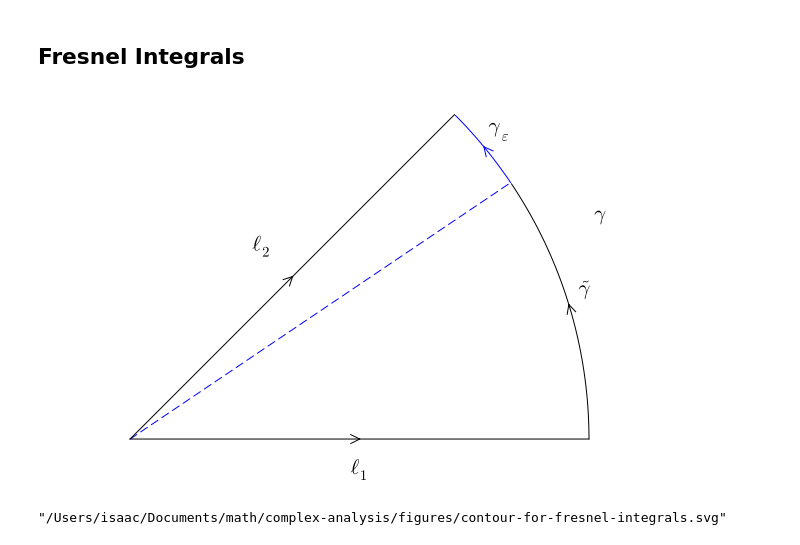
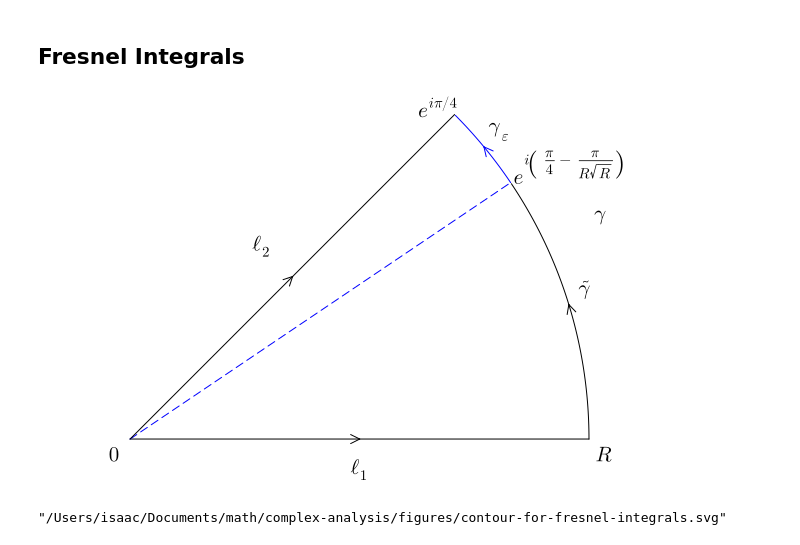
Before and after one commit to Isaac-Fate/math, a Jupyter notebook: complex-analysis/notebooks/cauchy-theorem-and-its-application/cauchy-integral-formulas.ipynb, the cells around one changed output. Cells and saved outputs as stored; diff of their text form; code cells hidden in the pictures.

```diff
--- a/complex-analysis/notebooks/cauchy-theorem-and-its-application/cauchy-integral-formulas.ipynb
+++ b/complex-analysis/notebooks/cauchy-theorem-and-its-application/cauchy-integral-formulas.ipynb
@@ -269,34 +269,58 @@ plot_curve!(
 annotate!(
     R / 2,
     0 - 0.2,
     L"\ell_1"
 )
 
 annotate!(
     real(R * exp(im * pi / 4) / 2) - 0.2,
     imag(R * exp(im * pi / 4) / 2) + 0.2,
     L"\ell_2"
 )
 
 annotate!(
     real(R * exp(im * θ / 2)) + 0.1,
     imag(R * exp(im * θ / 2)) + 0.1,
     L"\tilde{\gamma}"
 )
 
 annotate!(
     real(R * exp(im * (θ + pi / 4) / 2)) + 0.1,
     imag(R * exp(im * (θ + pi / 4) / 2)) + 0.1,
     L"\gamma_\epsilon"
 )
 
 annotate!(
     real(R * exp(im * pi / 8)) + 0.3,
     imag(R * exp(im * pi / 8)) + 0.3,
     L"\gamma"
 )
+
+annotate!(
+    0 - 0.1,
+    0 - 0.1,
+    L"0"
+)
+
+annotate!(
+    R + 0.1,
+    0 - 0.1,
+    L"R"
+)
+
+annotate!(
+    real(R * exp(1im * pi / 4)) - 0.1,
+    imag(R * exp(1im * pi / 4)) + 0.05,
+    L"e^{i \pi / 4}"
+)
+
+annotate!(
+    real(R * exp(1im * θ)) + 0.4,
+    imag(R * exp(1im * θ)) + 0.1,
+    L"e^{i \left(\frac{\pi}{4} - \frac{\pi}{R \sqrt{R}}\right)}"
+)
 # %% [output]
-[figure, old version]
+[figure, new version]
 # %%
 savefig(joinpath(FIGURES_DIR, "contour-for-fresnel-integrals.svg"))
 # %% [output]
```
Also changed, not shown: 5 other files.
